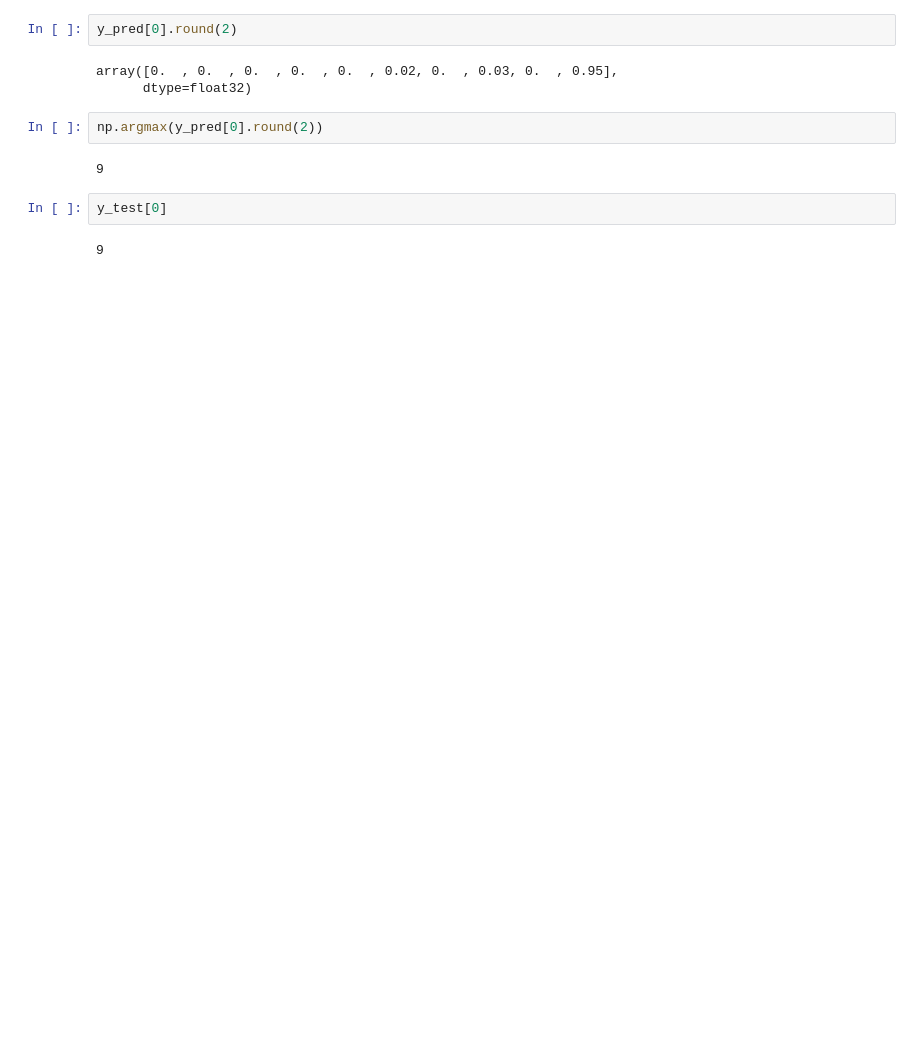
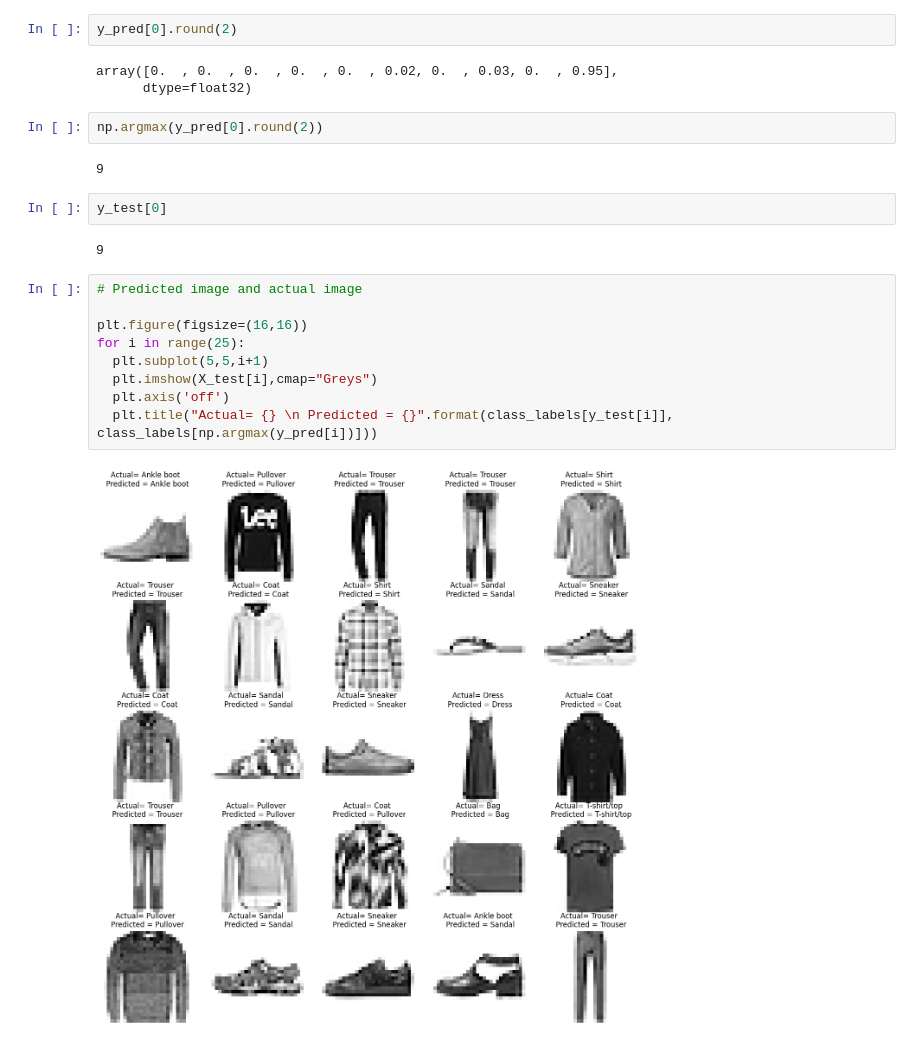
Before and after one commit to RajnishAdhikari/DeepLearningFashionProject, a Jupyter notebook: fashionclassification.ipynb, the cells around one changed output. Saved outputs shown, nothing was run; the diff lists cells and outputs as text; blank space fills up the shorter version.

Commit message:
Predicted image and actual image

```diff
--- a/fashionclassification.ipynb
+++ b/fashionclassification.ipynb
@@ -205,3 +205,14 @@ np.argmax(y_pred[0].round(2))
 y_test[0]
 # %% [output]
 9
+# %%
+# Predicted image and actual image
+
+plt.figure(figsize=(16,16))
+for i in range(25):
+  plt.subplot(5,5,i+1)
+  plt.imshow(X_test[i],cmap="Greys")
+  plt.axis('off')
+  plt.title("Actual= {} \n Predicted = {}".format(class_labels[y_test[i]], class_labels[np.argmax(y_pred[i])]))
+# %% [output]
+[figure, added]
```
